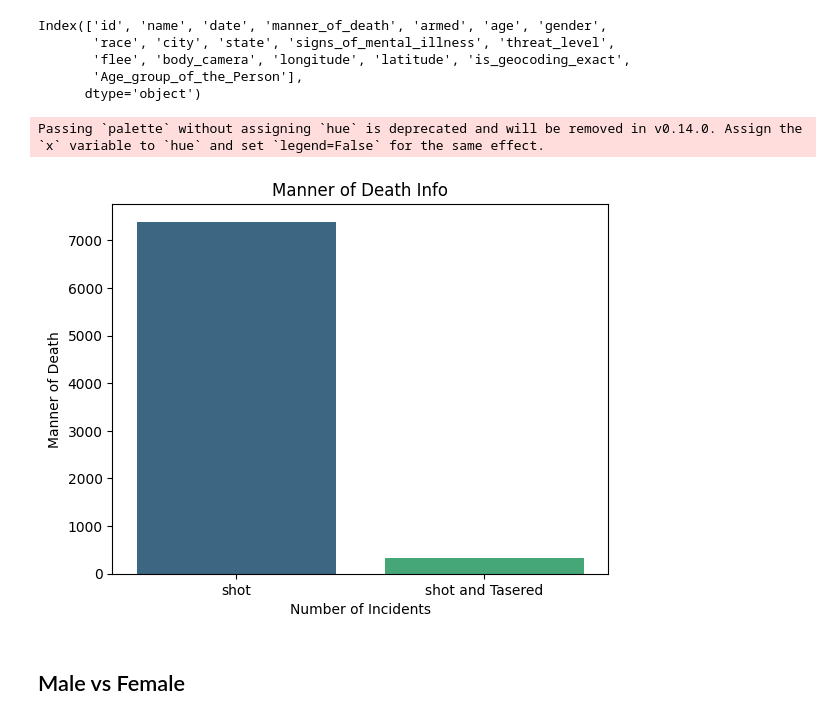
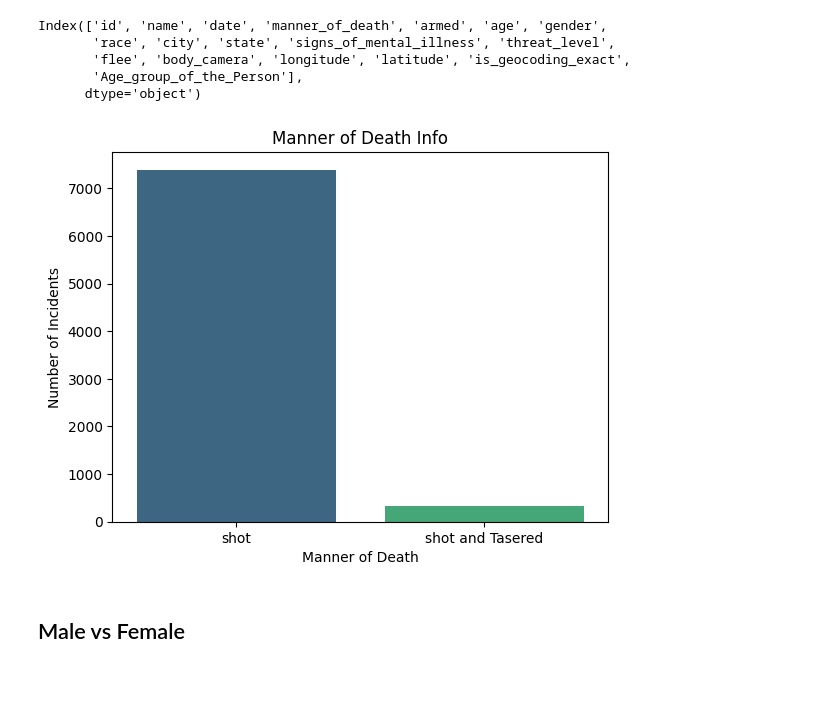
Before and after one commit to sai-charan-b/data-mining-project, a Jupyter notebook: charan_data_analysis.ipynb, the cells around one changed output. Drawn from its saved outputs; the diff is of its cells as text; code cells hidden in the pictures; blank space fills up the shorter version.

```diff
--- a/charan_data_analysis.ipynb
+++ b/charan_data_analysis.ipynb
@@ -1,7 +1,7 @@
 # %%
 import pandas as pd
 # %%
-df=pd.read_csv('US Police shootings in from 2015-22.csv')
+df=pd.read_csv('/content/drive/MyDrive/US Police shootings in from 2015-22.csv')
 # %%
 df.columns
 # %% [output]
@@ -231,16 +263,16 @@ Index(['id', 'name', 'date', 'manner_of_death', 'armed', 'age', 'gender',
 # %%
 #Plotting manner of death reported
 manner_of_death_counts = df['manner_of_death'].value_counts().reset_index(name='incident_count')
+x = manner_of_death_counts['index']
+y = manner_of_death_counts['incident_count']
+sns.barplot(x=x, y=y, palette='viridis')
 
-sns.barplot(x='manner_of_death', y='incident_count', data=manner_of_death_counts, palette='viridis')
-
-plt.xlabel('Number of Incidents')
-plt.ylabel('Manner of Death')
+plt.ylabel('Number of Incidents')
+plt.xlabel('Manner of Death')
 plt.title('Manner of Death Info')
 plt.show()
 # %% [output]
-Passing `palette` without assigning `hue` is deprecated and will be removed in v0.14.0. Assign the `x` variable to `hue` and set `legend=False` for the same effect.
-[figure, old version]
+[figure, new version]
 # %% [markdown]
 ## Male vs Female
 # %%
```
Also changed, not shown: parts of 27 cells of this notebook.
